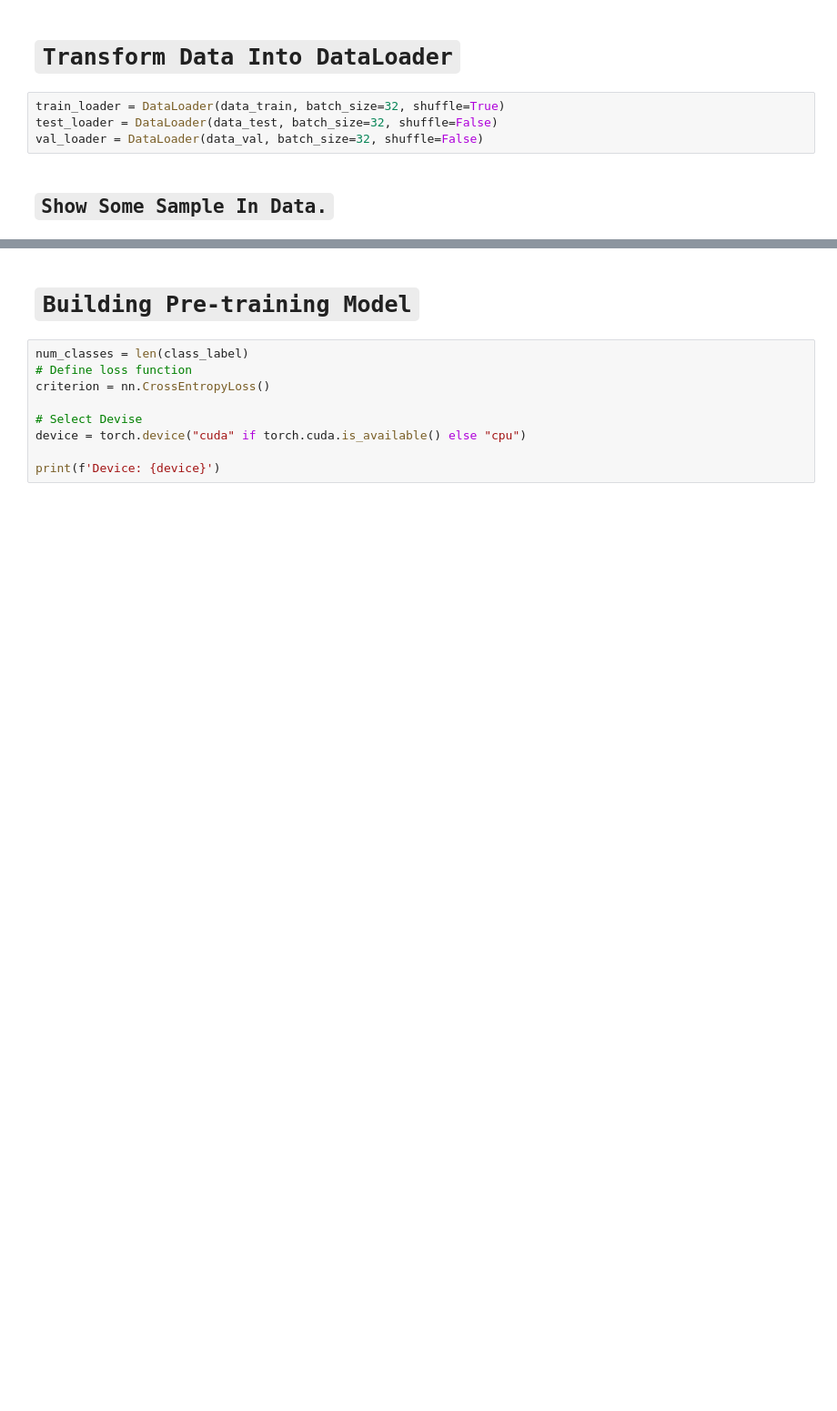
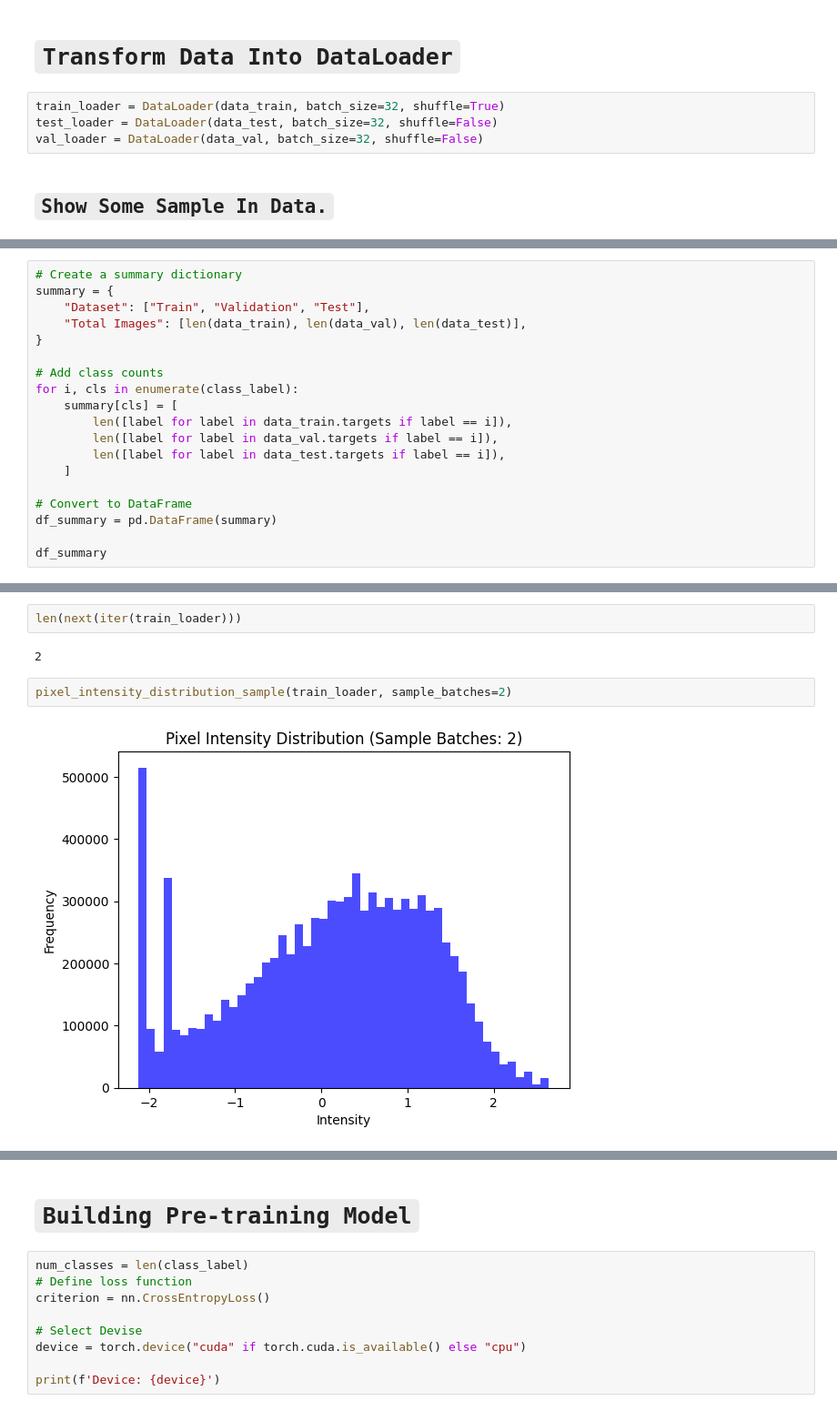
Before and after one commit to Osama-Abo-Bakr/Chest_X-ray_Detection, a Jupyter notebook: DL_Final_project.ipynb, the cells around one changed output, grey strips where cells are left out. Shown at 91% size. Saved outputs shown, nothing was run; the diff lists cells and outputs as text; blank space fills up the shorter version.

```diff
--- a/DL_Final_project.ipynb
+++ b/DL_Final_project.ipynb
@@ -192,0 +232,19 @@ plt.show()
+# %%
+# Create a summary dictionary
+summary = {
+    "Dataset": ["Train", "Validation", "Test"],
+    "Total Images": [len(data_train), len(data_val), len(data_test)],
+}
+
+# Add class counts
+for i, cls in enumerate(class_label):
+    summary[cls] = [
+        len([label for label in data_train.targets if label == i]),
+        len([label for label in data_val.targets if label == i]),
+        len([label for label in data_test.targets if label == i]),
+    ]
+
+# Convert to DataFrame
+df_summary = pd.DataFrame(summary)
+
+df_summary
@@ -192,0 +309,8 @@ plt.show()
+# %%
+len(next(iter(train_loader)))
+# %% [output]
+2
+# %%
+pixel_intensity_distribution_sample(train_loader, sample_batches=2)
+# %% [output]
+[figure, added]
```
Also changed, not shown: parts of 13 cells of this notebook.
